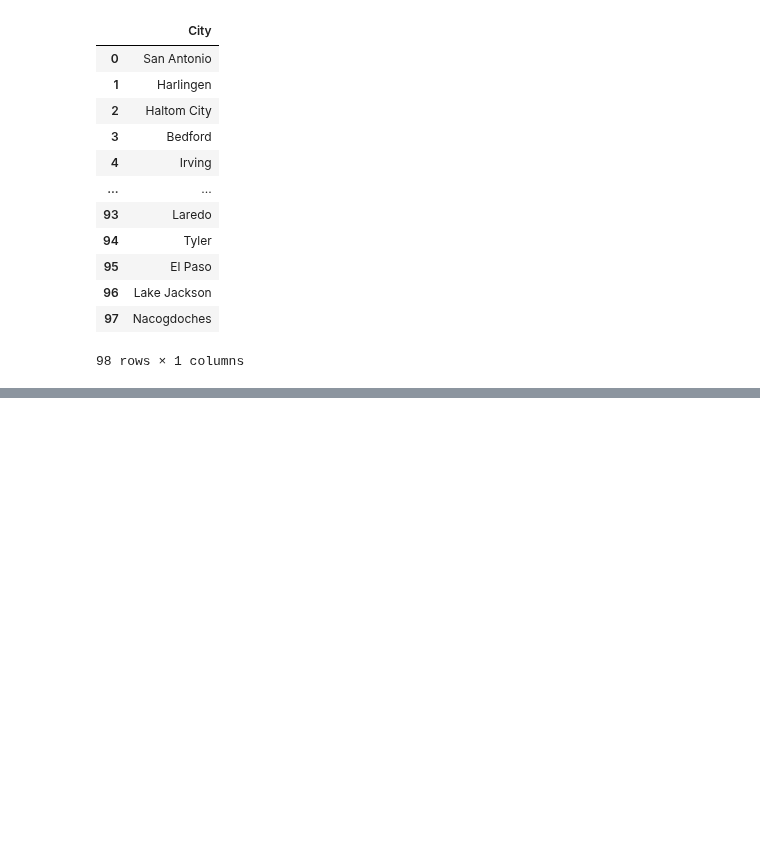
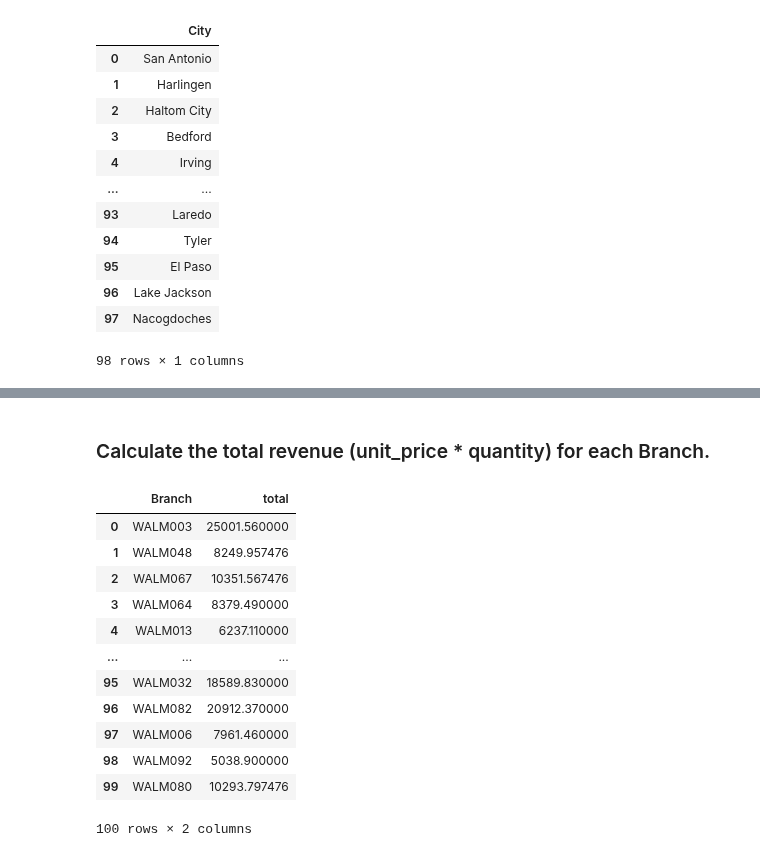
Before and after one commit to Himmu5/data-analysis, a Jupyter notebook: notebooks/wallmart_analysis.ipynb, the cells around one changed output, grey strips where cells are left out. Cells and saved outputs as stored; diff of their text form; code cells hidden in the pictures; blank space fills up the shorter version.

```diff
--- a/notebooks/wallmart_analysis.ipynb
+++ b/notebooks/wallmart_analysis.ipynb
@@ -182,0 +195,18 @@ pd.read_sql("Select DISTINCT City from walmart;", con=conn)
+# %% [markdown]
+### Calculate the total revenue (unit_price * quantity) for each Branch.
+# %%
+pd.read_sql("select Branch, sum(unit_price * quantity) as total from walmart GROUP BY Branch;", con=conn)
+# %% [output]
+|  | Branch | total |
+| 0 | WALM003 | 25001.560000 |
+| 1 | WALM048 | 8249.957476 |
+| 2 | WALM067 | 10351.567476 |
+| 3 | WALM064 | 8379.490000 |
+| 4 | WALM013 | 6237.110000 |
+| ... | ... | ... |
+| 95 | WALM032 | 18589.830000 |
+| 96 | WALM082 | 20912.370000 |
+| 97 | WALM006 | 7961.460000 |
+| 98 | WALM092 | 5038.900000 |
+| 99 | WALM080 | 10293.797476 |
+100 rows × 2 columns
```
Also changed, not shown: parts of 8 cells of this notebook.
